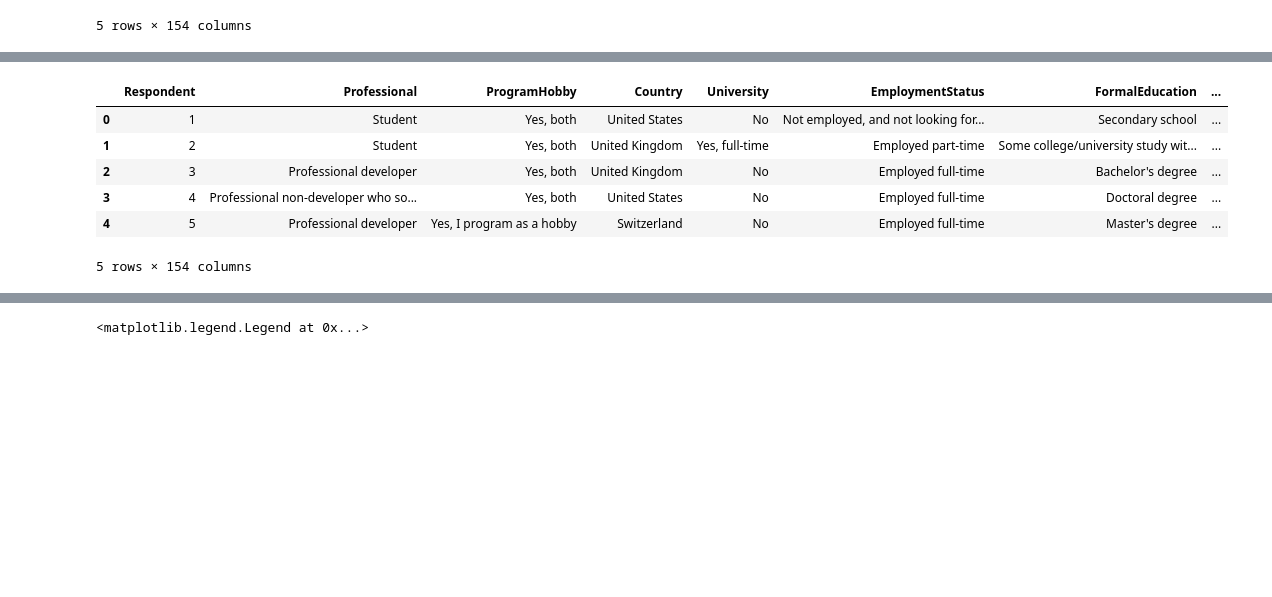
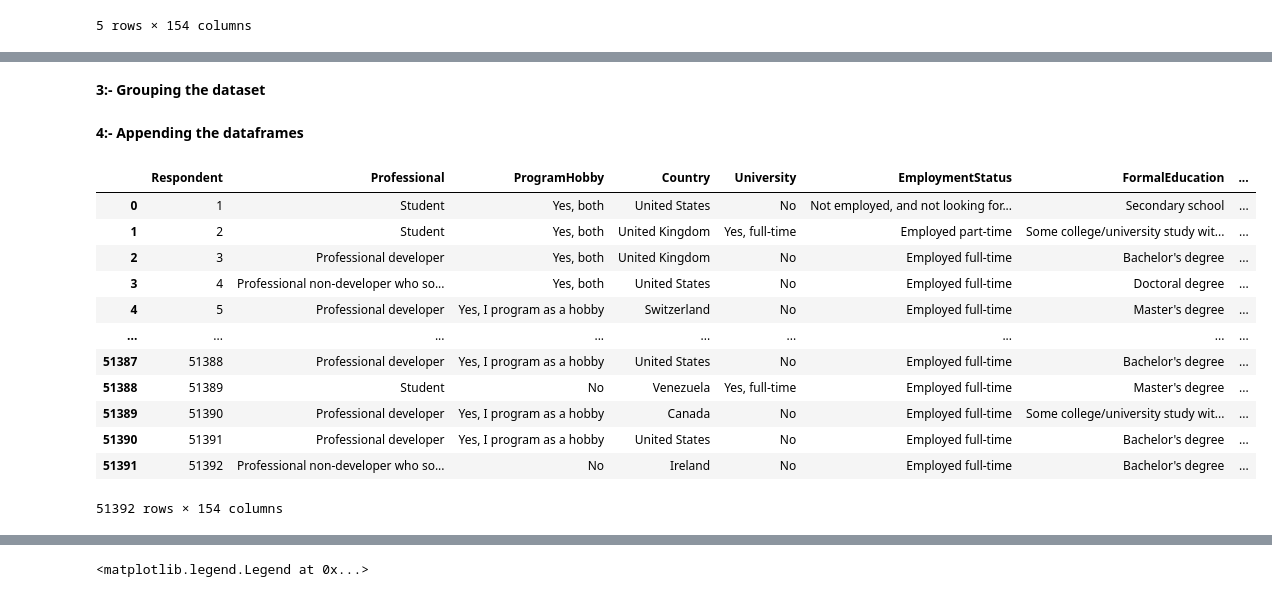
Before and after one commit to ankush01061997/Data_Scientist_Blog_post_master, a Jupyter notebook: Stackoverflow’s_2017_2018_Dataset (1).ipynb, the cells around one changed output, grey strips where cells are left out. Cells and saved outputs as stored; diff of their text form; code cells hidden in the pictures; blank space fills up the shorter version.

```diff
--- a/Stackoverflow’s_2017_2018_Dataset (1).ipynb
+++ b/Stackoverflow’s_2017_2018_Dataset (1).ipynb
@@ -102,4 +124,6 @@ list_language_to_work_with__2017 = disarray(language_to_work_with_2017)
 
 list_worked_languages_2018 = disarray(worked_language_2018)
 list_language_to_work_with__2018 = disarray(language_to_work_with_2018)
+# %% [markdown]
+**3:- Grouping the dataset**
 # %%
@@ -120,4 +143,6 @@ dict_language_to_work_with__2017 = group_list(list_language_to_work_with__2017,
 
 dict_worked_languages_2018 = group_list(list_worked_languages_2018, '2018')
 dict_language_to_work_with__2018 = group_list(list_language_to_work_with__2018, '2018')
+# %% [markdown]
+**4:- Appending the dataframes**
 # %%
@@ -138,12 +162,18 @@ def create_dataframe(data_dicts):
 worked_languages = create_dataframe([dict_worked_languages_2017, dict_worked_languages_2018])
 language_to_work_with_ = create_dataframe([dict_language_to_work_with__2017, dict_language_to_work_with__2018])
 # %%
-df.head()
+df
 # %% [output]
 |  | Respondent | Professional | ProgramHobby | Country | University | EmploymentStatus | FormalEducation | ... |
 | 0 | 1 | Student | Yes, both | United States | No | Not employed, and not looking for... | Secondary school | ... |
 | 1 | 2 | Student | Yes, both | United Kingdom | Yes, full-time | Employed part-time | Some college/university study wit... | ... |
 | 2 | 3 | Professional developer | Yes, both | United Kingdom | No | Employed full-time | Bachelor's degree | ... |
 | 3 | 4 | Professional non-developer who so... | Yes, both | United States | No | Employed full-time | Doctoral degree | ... |
 | 4 | 5 | Professional developer | Yes, I program as a hobby | Switzerland | No | Employed full-time | Master's degree | ... |
+| ... | ... | ... | ... | ... | ... | ... | ... | ... |
+| 51387 | 51388 | Professional developer | Yes, I program as a hobby | United States | No | Employed full-time | Bachelor's degree | ... |
+| 51388 | 51389 | Student | No | Venezuela | Yes, full-time | Employed full-time | Master's degree | ... |
+| 51389 | 51390 | Professional developer | Yes, I program as a hobby | Canada | No | Employed full-time | Some college/university study wit... | ... |
+| 51390 | 51391 | Professional developer | Yes, I program as a hobby | United States | No | Employed full-time | Bachelor's degree | ... |
+| 51391 | 51392 | Professional non-developer who so... | No | Ireland | No | Employed full-time | Bachelor's degree | ... |
-5 rows × 154 columns
+51392 rows × 154 columns
```
Also changed, not shown: parts of 37 cells of this notebook, 2 other files.
